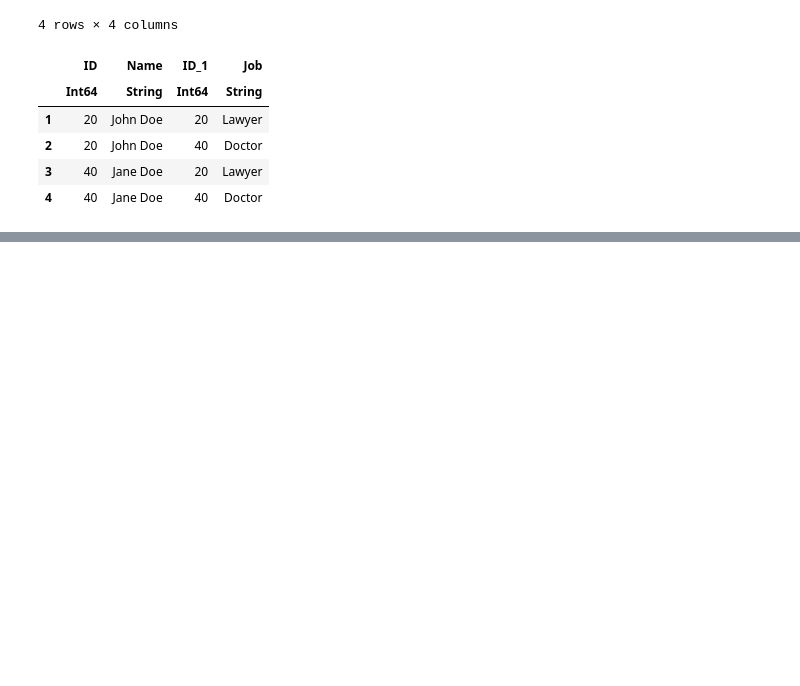
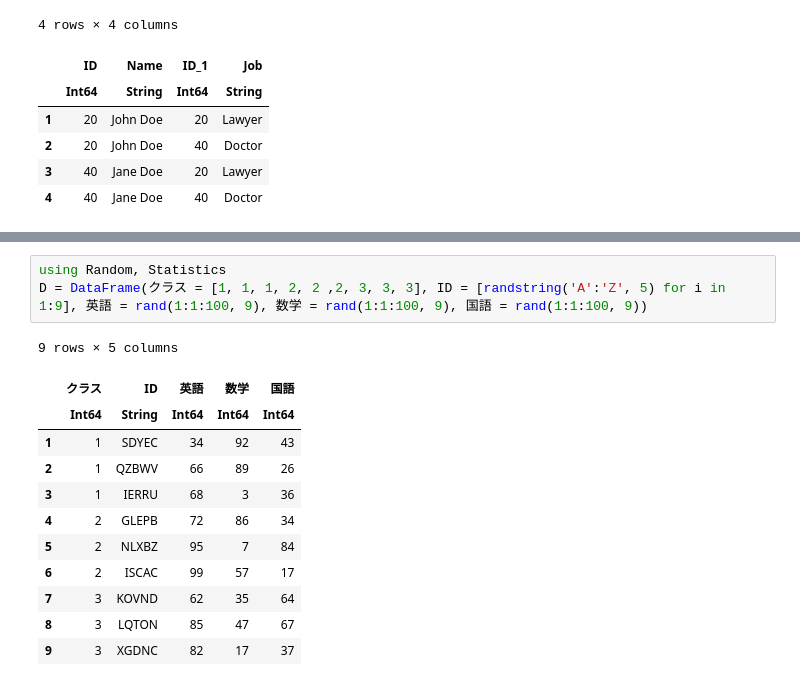
Before and after one commit to takuizum/julia, a Jupyter notebook: jupyter/DataFrames_v_0_22_0.ipynb, the cells around one changed output, grey strips where cells are left out. Drawn from its saved outputs; the diff is of its cells as text; blank space fills up the shorter version.

```diff
--- a/jupyter/DataFrames_v_0_22_0.ipynb
+++ b/jupyter/DataFrames_v_0_22_0.ipynb
@@ -417,0 +400,16 @@ julia> long = stack(wide)
+# %%
+using Random, Statistics
+D = DataFrame(クラス = [1, 1, 1, 2, 2 ,2, 3, 3, 3], ID = [randstring('A':'Z', 5) for i in 1:9], 英語 = rand(1:1:100, 9), 数学 = rand(1:1:100, 9), 国語 = rand(1:1:100, 9))
+# %% [output]
+9 rows × 5 columns
+|  | クラス | ID | 英語 | 数学 | 国語 |
+|  | Int64 | String | Int64 | Int64 | Int64 |
+| 1 | 1 | SDYEC | 34 | 92 | 43 |
+| 2 | 1 | QZBWV | 66 | 89 | 26 |
+| 3 | 1 | IERRU | 68 | 3 | 36 |
+| 4 | 2 | GLEPB | 72 | 86 | 34 |
+| 5 | 2 | NLXBZ | 95 | 7 | 84 |
+| 6 | 2 | ISCAC | 99 | 57 | 17 |
+| 7 | 3 | KOVND | 62 | 35 | 64 |
+| 8 | 3 | LQTON | 85 | 47 | 67 |
+| 9 | 3 | XGDNC | 82 | 17 | 37 |
```
Also changed, not shown: parts of 30 cells of this notebook.
